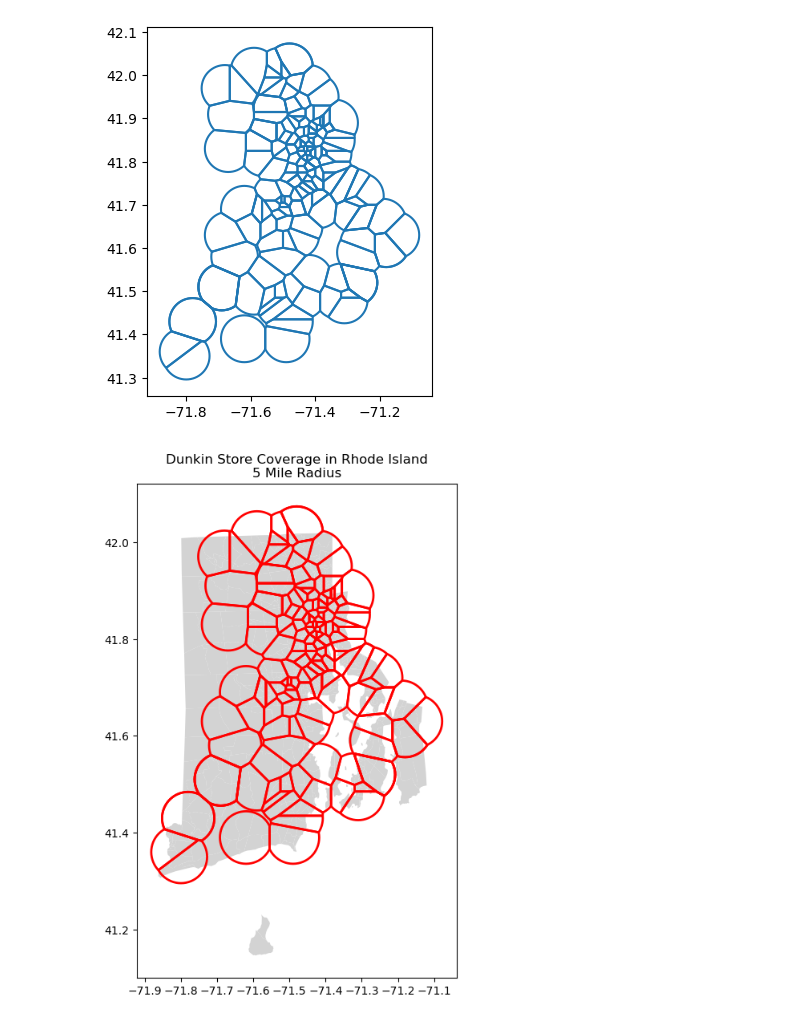
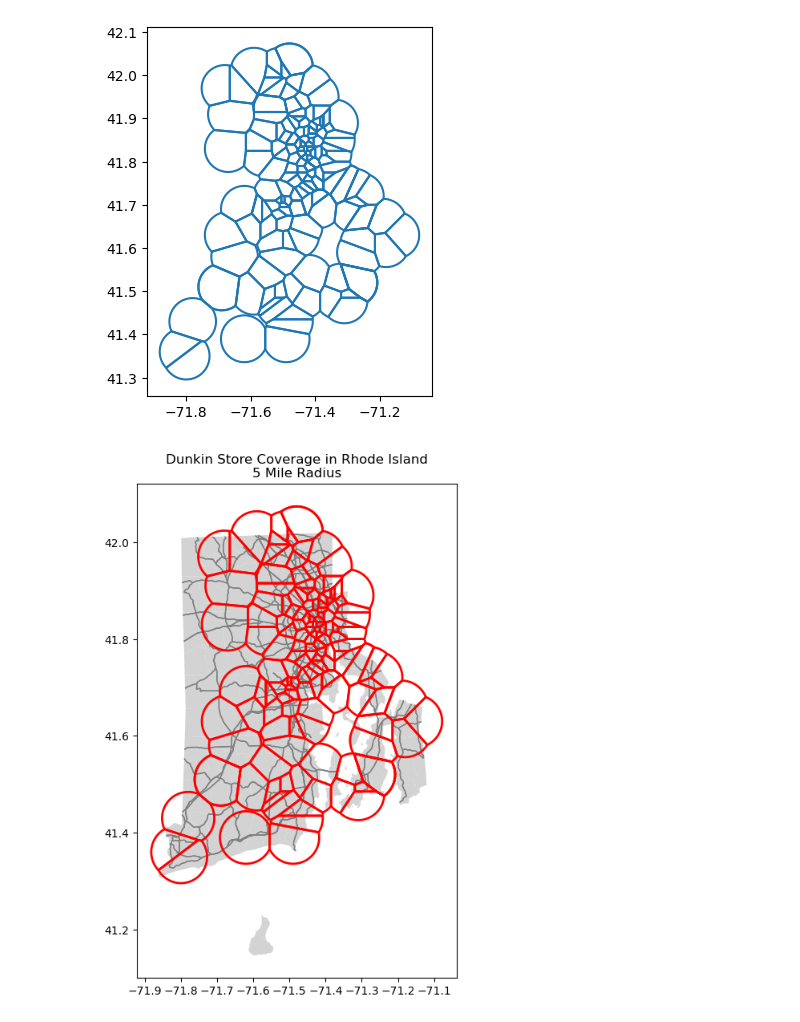
Before and after one commit to donaldmears/RI_Dunkin_Locations, a Jupyter notebook: dunkin_ri.ipynb, the cells around one changed output. Cells and saved outputs as stored; diff of their text form; code cells hidden in the pictures.

```diff
--- a/dunkin_ri.ipynb
+++ b/dunkin_ri.ipynb
@@ -84,19 +84,27 @@ result_gdf.boundary.plot()
 plt.show()
 # %% [output]
 [figure]
-# %%
-# Import the Census shp file that contains the state shape for RI
-gdf = gpd.read_file('cb_2023_44_bg_500k.shp')
-
-fig, ax = plt.subplots(figsize=(10, 8))
-
-# Plot the base RI map layer in light gray
-gdf.plot(ax=ax, color='lightgray')
-
-# Overlay the store radius layer in red for contrast
-result_gdf.boundary.plot(ax=ax, color='red', linewidth=2)
-
-plt.title('Dunkin Store Coverage in Rhode Island\n5 Mile Radius')
-plt.show()
-# %% [output]
-[figure, removed]
+# %%
+# RI state outline and road shp files
+ri_state_shp = 'cb_2023_44_bg_500k.shp'
+ri_roads_shp = 'tl_2023_44_prisecroads.shp'
+
+gdf_state = gpd.read_file(ri_state_shp)
+gdf_roads = gpd.read_file(ri_roads_shp)
+
+fig, ax = plt.subplots(figsize=(10, 8))
+
+# Plot the base RI map layer in light gray
+gdf_state.plot(ax=ax, color='lightgray')
+
+# Overlay the roads layer in gray with a line width
+gdf_roads.plot(ax=ax, color='gray', linewidth=1, linestyle='-', edgecolor='black')
+
+# Overlay the store radius layer in red for contrast
+result_gdf.boundary.plot(ax=ax, color='red', linewidth=2)
+
+# Generate the plot
+plt.title('Dunkin Store Coverage in Rhode Island\n5 Mile Radius')
+plt.show()
+# %% [output]
+[figure, added]
```
Also changed, not shown: 2 other files.
